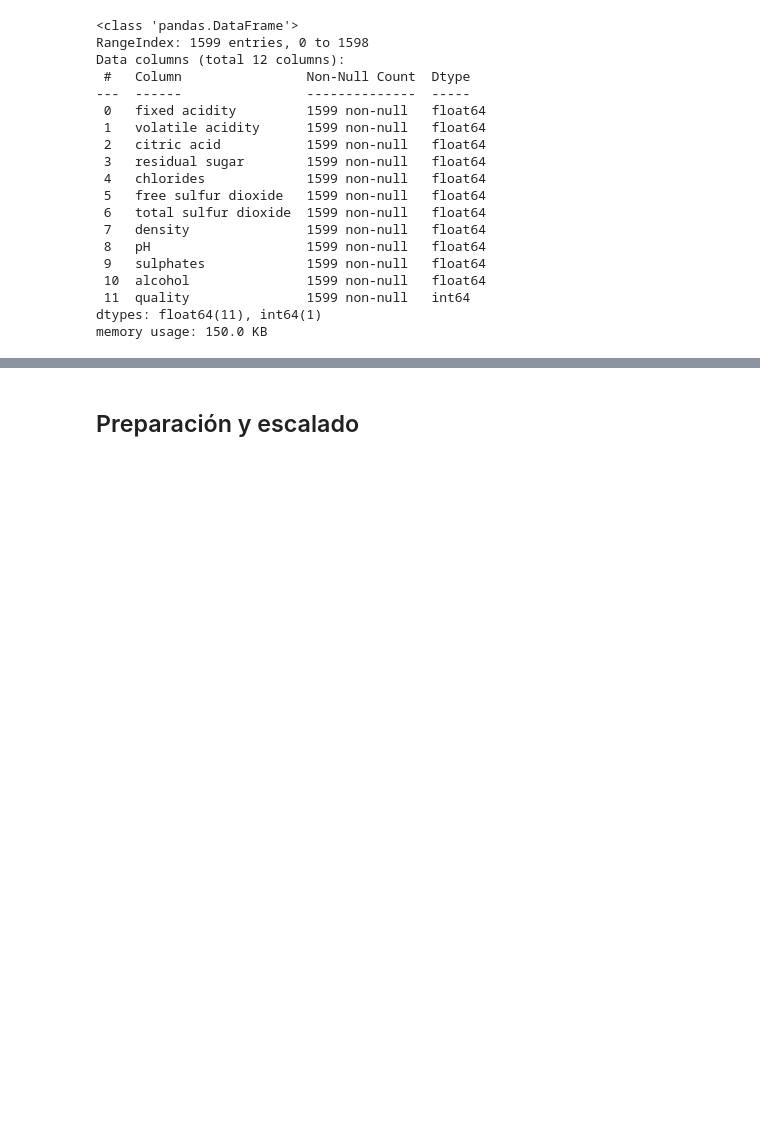
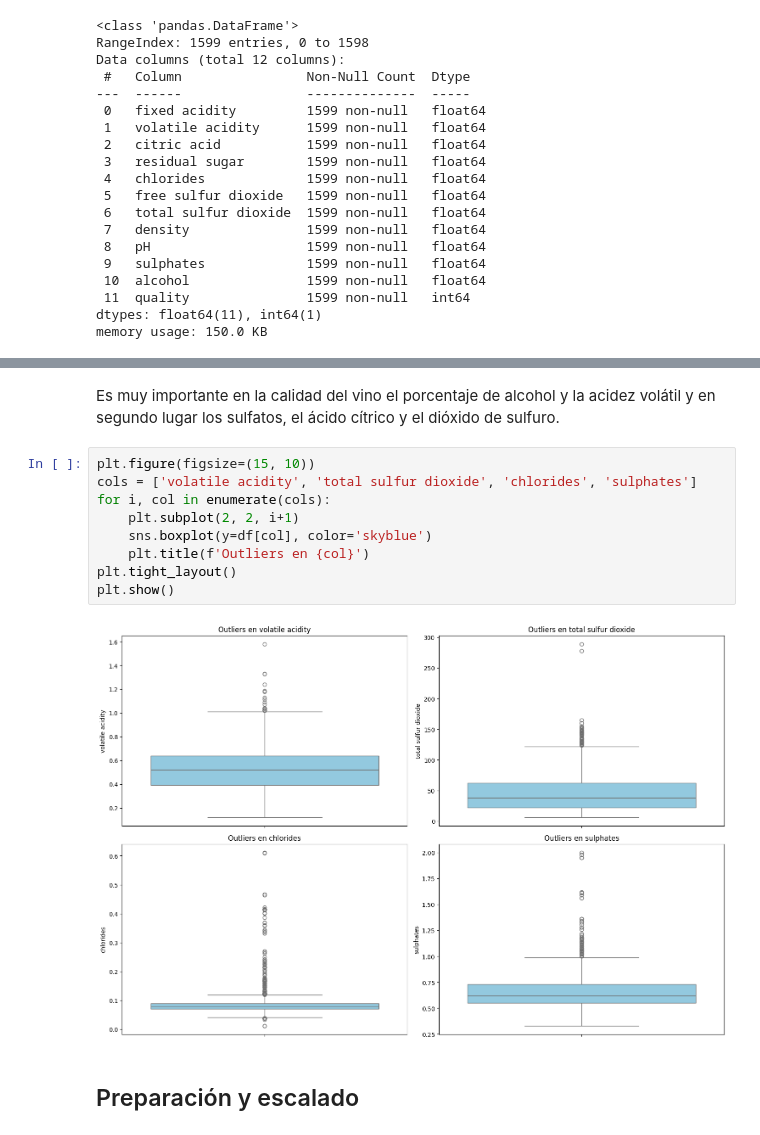
Before and after one commit to 4GeeksAcademy/IgnacioSabinoG-IntroML, a Jupyter notebook: src/08-k-nearest-neighbours-winequality-red.ipynb, the cells around one changed output, grey strips where cells are left out. Cells and saved outputs as stored; diff of their text form; blank space fills up the shorter version.

```diff
--- a/src/08-k-nearest-neighbours-winequality-red.ipynb
+++ b/src/08-k-nearest-neighbours-winequality-red.ipynb
@@ -84,3 +99,16 @@ df.describe()
+# %% [markdown]
+Es muy importante en la calidad del vino el porcentaje de alcohol y la acidez volátil y en segundo lugar los sulfatos, el ácido cítrico y el dióxido de sulfuro.
+# %%
+plt.figure(figsize=(15, 10))
+cols = ['volatile acidity', 'total sulfur dioxide', 'chlorides', 'sulphates']
+for i, col in enumerate(cols):
+    plt.subplot(2, 2, i+1)
+    sns.boxplot(y=df[col], color='skyblue')
+    plt.title(f'Outliers en {col}')
+plt.tight_layout()
+plt.show()
+# %% [output]
+[figure, added]
 # %% [markdown]
 ## Preparación y escalado
 # %%
```
Also changed, not shown: parts of 9 cells of this notebook, 1 other file.
